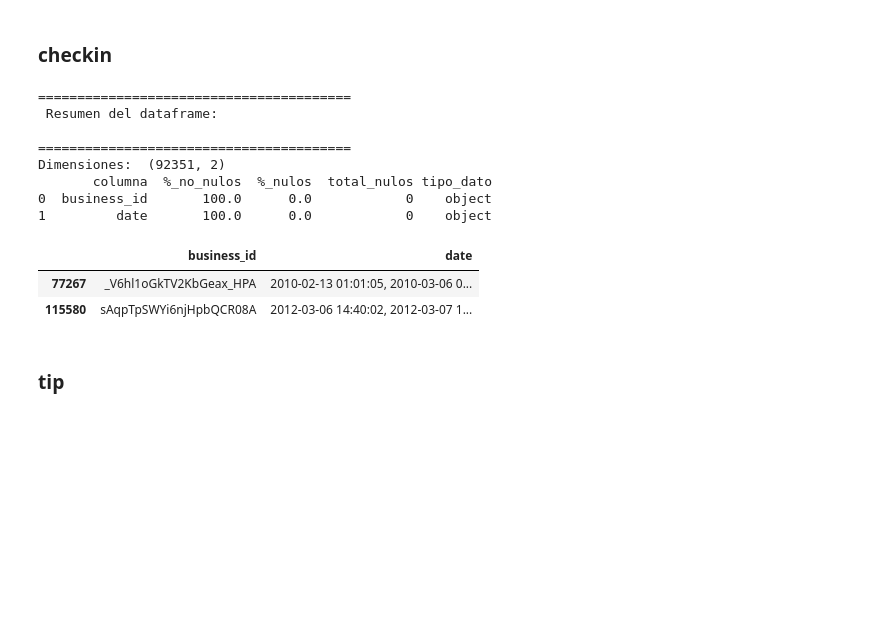
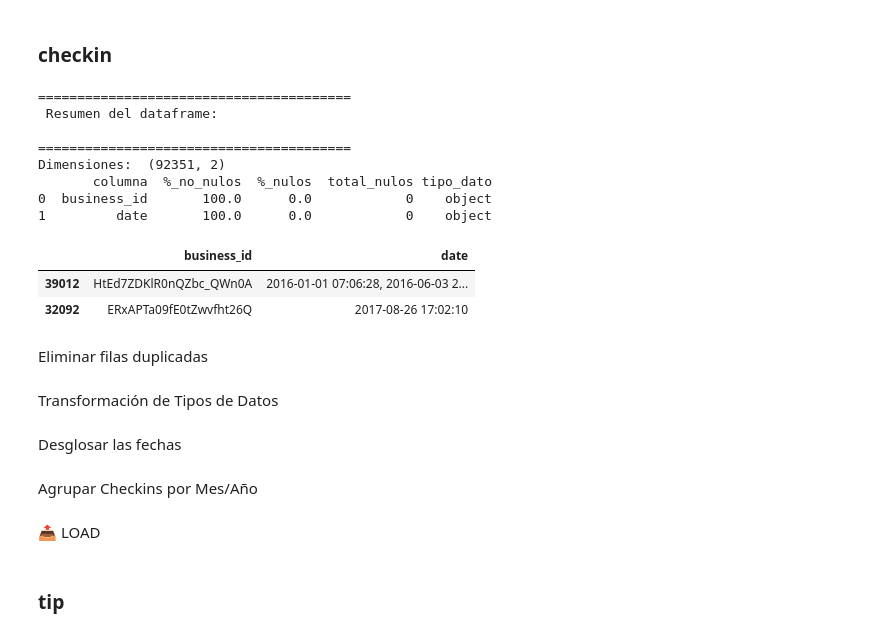
Before and after one commit to bautiarmanicode/HENRY-PROYECTO-FINAL, a Jupyter notebook: 1_Jupyter_Notebooks/1.2_ETL_Transform.ipynb, the cells around one changed output. Cells and saved outputs as stored; diff of their text form; code cells hidden in the pictures; blank space fills up the shorter version.

```diff
--- a/1_Jupyter_Notebooks/1.2_ETL_Transform.ipynb
+++ b/1_Jupyter_Notebooks/1.2_ETL_Transform.ipynb
@@ -26,3 +30,14 @@ import seaborn as sns
+# %%
+#Yelp
+business = pd.read_parquet('../0_Dataset/Data_Sucia/Yelp/business.parquet')
+df_rev_FL = pd.read_parquet('../0_Dataset/Data_Sucia/Yelp/review_reducido.parquet')
+df_checkin_FL = pd.read_parquet('../0_Dataset/Data_Sucia/Yelp/checkin_reducido.parquet')
+df_tip_FL = pd.read_parquet('../0_Dataset/Data_Sucia/Yelp/tip.parquet')
+df_user_FL = pd.read_parquet('../0_Dataset/Data_Sucia/Yelp/user_reducido.parquet')
+
+#Google
+df_G_review_FL = pd.read_parquet('../0_Dataset/Data_Sucia/Google/G_review_FL_reducido.parquet')
+df_G_metadata_FL = pd.read_parquet('../0_Dataset/Data_Sucia/Google/G_metadata_FL_reducido.parquet')
 # %% [markdown]
 ___
 # %% [markdown]
@@ -146,18 +215,19 @@ df_rev_FL.to_parquet("../0_Dataset/Yelp/review_FL_reducido.parquet", engine="pya
 ### checkin
 # %%
 #abrir el parquet checkin
-df_checkin_FL = pd.read_parquet('../0_Dataset/Yelp/checkin_reducido.parquet')
 data_type_check(df_checkin_FL)
 df_checkin_FL.sample(2)
 # %% [output]
 ========================================
  Resumen del dataframe:
 
 ========================================
 Dimensiones:  (92351, 2)
        columna  %_no_nulos  %_nulos  total_nulos tipo_dato
 0  business_id       100.0      0.0            0    object
 1         date       100.0      0.0            0    object
 |  | business_id | date |
-| 77267 | _V6hl1oGkTV2KbGeax_HPA | 2010-02-13 01:01:05, 2010-03-06 0... |
-| 115580 | sAqpTpSWYi6njHpbQCR08A | 2012-03-06 14:40:02, 2012-03-07 1... |
+| 39012 | HtEd7ZDKlR0nQZbc_QWn0A | 2016-01-01 07:06:28, 2016-06-03 2... |
+| 32092 | ERxAPTa09fE0tZwvfht26Q | 2017-08-26 17:02:10 |
+# %% [markdown]
+Eliminar filas duplicadas
@@ -163,0 +236,2 @@ Dimensiones:  (92351, 2)
+# %% [markdown]
+Transformación de Tipos de Datos
@@ -163,0 +240,2 @@ Dimensiones:  (92351, 2)
+# %% [markdown]
+Desglosar las fechas
@@ -163,0 +244,2 @@ Dimensiones:  (92351, 2)
+# %% [markdown]
+Agrupar Checkins por Mes/Año
@@ -163,0 +249,2 @@ Dimensiones:  (92351, 2)
+# %% [markdown]
+📤 LOAD
```
Also changed, not shown: parts of 45 cells of this notebook, 19 other files.
